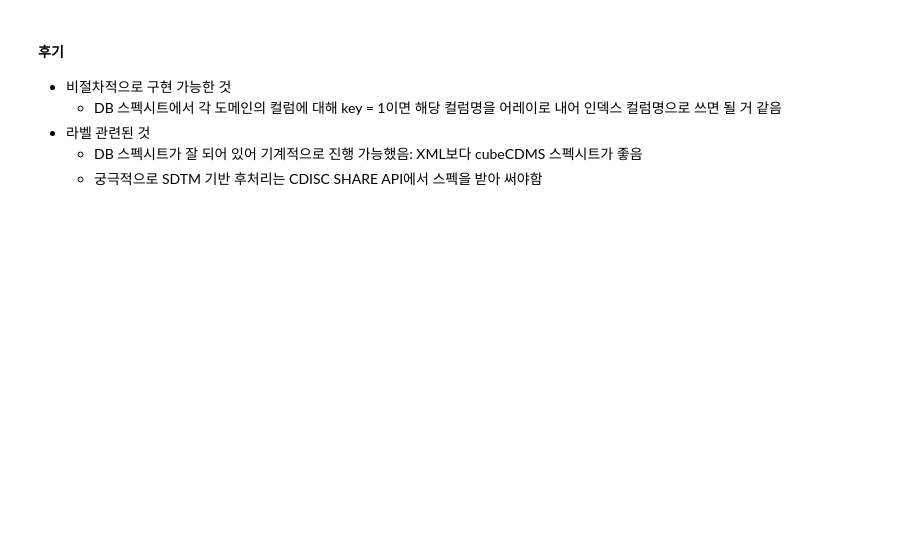
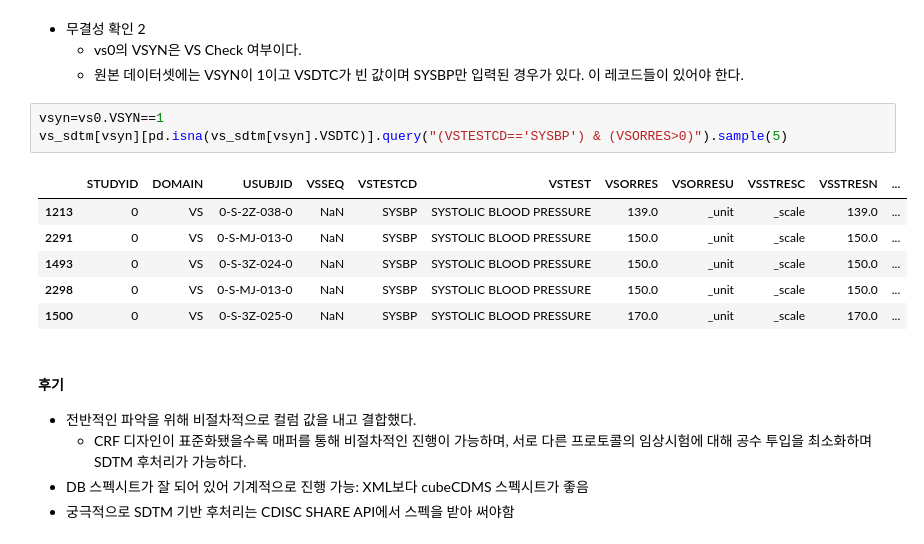
Before and after one commit to beeseosil/pub, a Jupyter notebook: ct/dmb.ipynb, the cells around one changed output. Saved outputs shown, nothing was run; the diff lists cells and outputs as text; blank space fills up the shorter version.

```diff
--- a/ct/dmb.ipynb
+++ b/ct/dmb.ipynb
@@ -194,7 +183,20 @@ vs_[pd.isna(vs_.VSDTC)]
+# %% [markdown]
+- 무결성 확인 2
+    - vs0의 VSYN은 VS Check 여부이다.
+    - 원본 데이터셋에는 VSYN이 1이고 VSDTC가 빈 값이며 SYSBP만 입력된 경우가 있다. 이 레코드들이 있어야 한다.
+# %%
+vsyn=vs0.VSYN==1
+vs_sdtm[vsyn][pd.isna(vs_sdtm[vsyn].VSDTC)].query("(VSTESTCD=='SYSBP') & (VSORRES>0)").sample(5)
+# %% [output]
+|  | STUDYID | DOMAIN | USUBJID | VSSEQ | VSTESTCD | VSTEST | VSORRES | VSORRESU | VSSTRESC | VSSTRESN | ... |
+| 1213 | 0 | VS | 0-S-2Z-038-0 | NaN | SYSBP | SYSTOLIC BLOOD PRESSURE | 139.0 | _unit | _scale | 139.0 | ... |
+| 2291 | 0 | VS | 0-S-MJ-013-0 | NaN | SYSBP | SYSTOLIC BLOOD PRESSURE | 150.0 | _unit | _scale | 150.0 | ... |
+| 1493 | 0 | VS | 0-S-3Z-024-0 | NaN | SYSBP | SYSTOLIC BLOOD PRESSURE | 150.0 | _unit | _scale | 150.0 | ... |
+| 2298 | 0 | VS | 0-S-MJ-013-0 | NaN | SYSBP | SYSTOLIC BLOOD PRESSURE | 150.0 | _unit | _scale | 150.0 | ... |
+| 1500 | 0 | VS | 0-S-3Z-025-0 | NaN | SYSBP | SYSTOLIC BLOOD PRESSURE | 170.0 | _unit | _scale | 170.0 | ... |
 # %% [markdown]
 #### 후기
-- 비절차적으로 구현 가능한 것
-    - DB 스펙시트에서 각 도메인의 컬럼에 대해 key = 1이면 해당 컬럼명을 어레이로 내어 인덱스 컬럼명으로 쓰면 될 거 같음
-- 라벨 관련된 것
-    - DB 스펙시트가 잘 되어 있어 기계적으로 진행 가능했음: XML보다 cubeCDMS 스펙시트가 좋음
-    - 궁극적으로 SDTM 기반 후처리는 CDISC SHARE API에서 스펙을 받아 써야함
+- 전반적인 파악을 위해 비절차적으로 컬럼 값을 내고 결합했다.
+    - CRF 디자인이 표준화됐을수록 매퍼를 통해 비절차적인 진행이 가능하며, 서로 다른 프로토콜의 임상시험에 대해 공수 투입을 최소화하며 SDTM 후처리가 가능하다.
+- DB 스펙시트가 잘 되어 있어 기계적으로 진행 가능: XML보다 cubeCDMS 스펙시트가 좋음
+- 궁극적으로 SDTM 기반 후처리는 CDISC SHARE API에서 스펙을 받아 써야함
```
Also changed, not shown: parts of 25 cells of this notebook.
